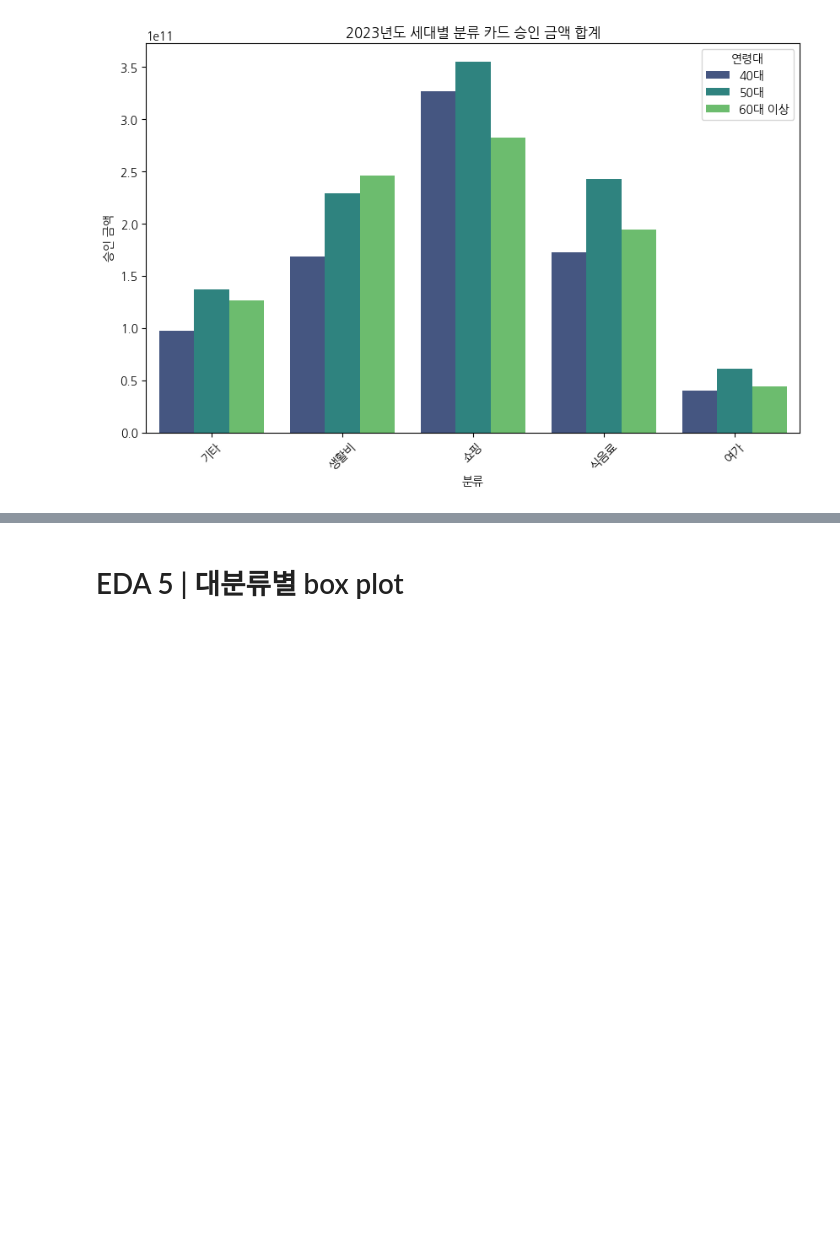
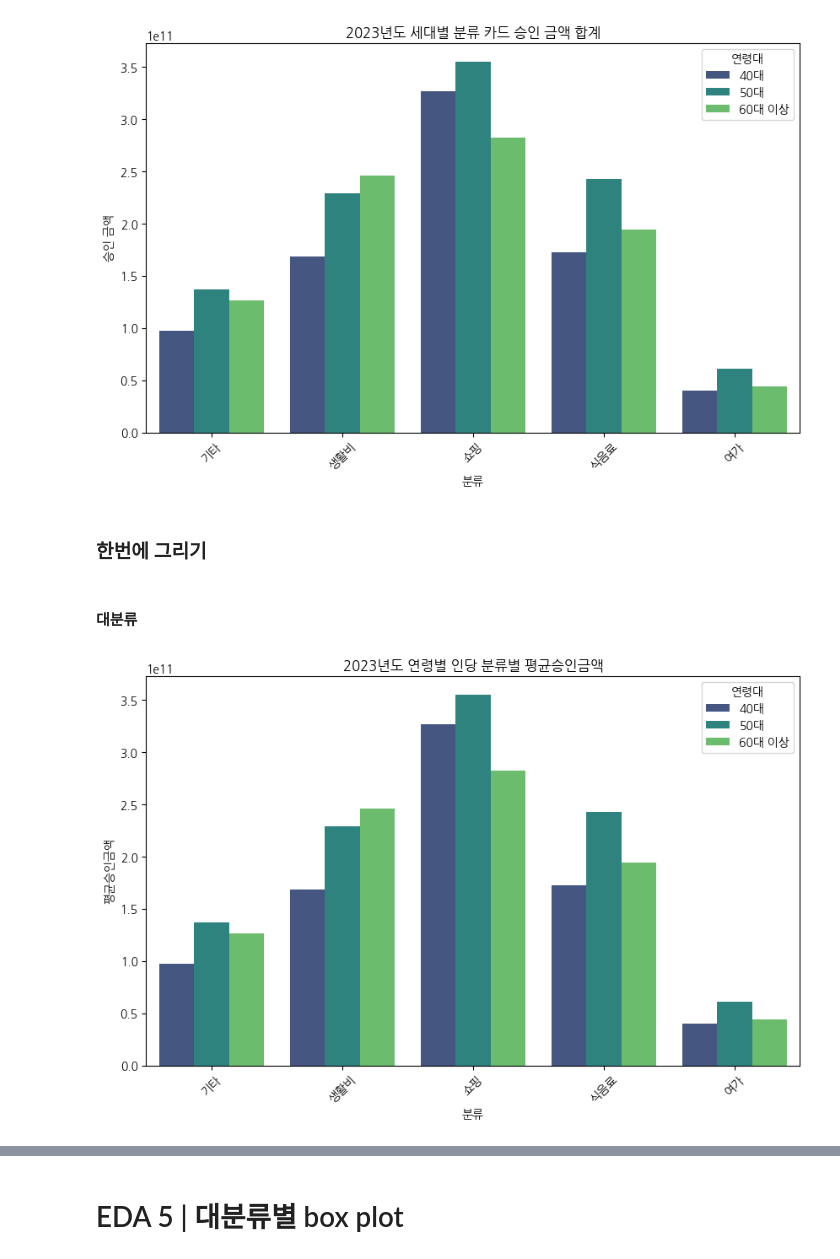
Before and after one commit to dsleslie/Projects_2024, a Jupyter notebook: 3_EDA.ipynb, the cells around one changed output, grey strips where cells are left out. Drawn from its saved outputs; the diff is of its cells as text; code cells hidden in the pictures; blank space fills up the shorter version.

```diff
--- a/3_EDA.ipynb
+++ b/3_EDA.ipynb
@@ -1080,2 +1185,10 @@ compare_generation_spending(cc_23_40_gg, cc_23_50_gg, cc_23_60_gg, "분류", "
 # %% [output]
 [figure]
+# %% [markdown]
+### 한번에 그리기
+# %% [markdown]
+#### 대분류
+# %%
+연령별인당승인금액(cc_23_40_r, cc_23_50_r, cc_23_60_r, "고객ID", "분류", "승인금액", "2023")
+# %% [output]
+[figure, added]
```
Also changed, not shown: parts of 17 cells of this notebook.
